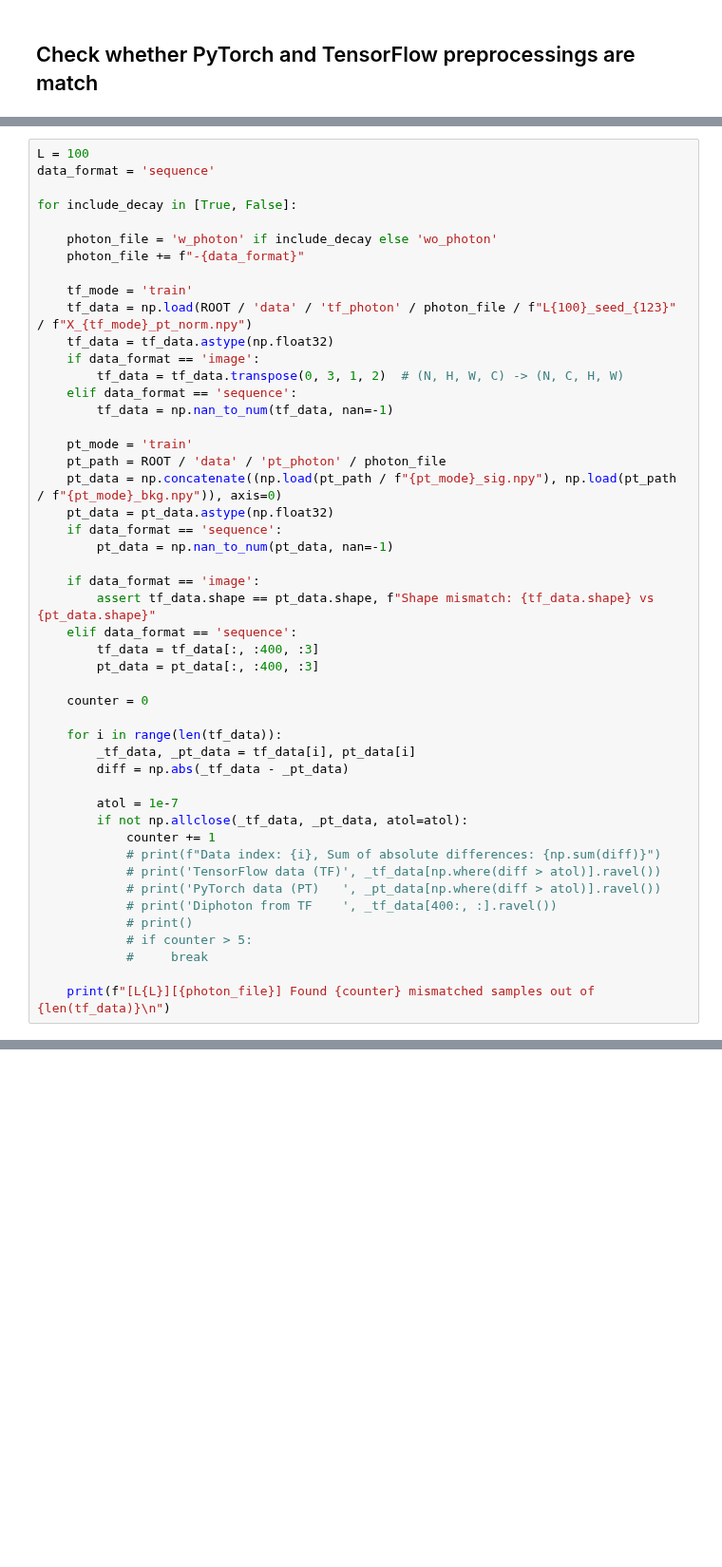
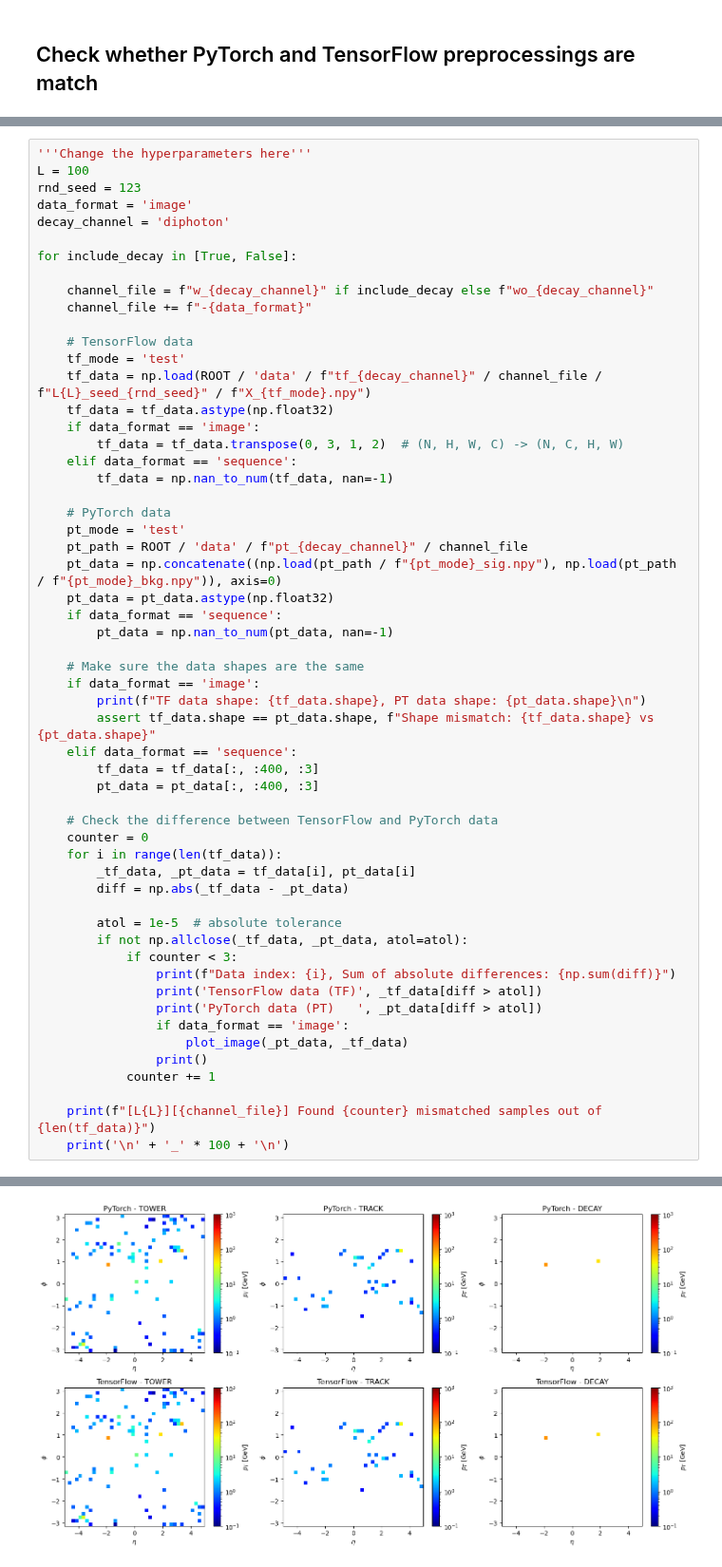
Before and after one commit to maplexgitx0302/NTUHEPML-CWoLa, a Jupyter notebook: notebooks/A-check_PT_and_TF.ipynb, the cells around one changed output, grey strips where cells are left out. Shown at 95% size. Saved outputs shown, nothing was run; the diff lists cells and outputs as text; blank space fills up the shorter version.

```diff
--- a/notebooks/A-check_PT_and_TF.ipynb
+++ b/notebooks/A-check_PT_and_TF.ipynb
@@ -74,49 +98,57 @@ Seed set to 123
 # %%
+'''Change the hyperparameters here'''
 L = 100
-data_format = 'sequence'
+rnd_seed = 123
+data_format = 'image'
+decay_channel = 'diphoton'
 
 for include_decay in [True, False]:
 
-    photon_file = 'w_photon' if include_decay else 'wo_photon'
-    photon_file += f"-{data_format}"
+    channel_file = f"w_{decay_channel}" if include_decay else f"wo_{decay_channel}"
+    channel_file += f"-{data_format}"
 
-    tf_mode = 'train'
-    tf_data = np.load(ROOT / 'data' / 'tf_photon' / photon_file / f"L{100}_seed_{123}" / f"X_{tf_mode}_pt_norm.npy")
+    # TensorFlow data
+    tf_mode = 'test'
+    tf_data = np.load(ROOT / 'data' / f"tf_{decay_channel}" / channel_file / f"L{L}_seed_{rnd_seed}" / f"X_{tf_mode}.npy")
     tf_data = tf_data.astype(np.float32)
     if data_format == 'image':
         tf_data = tf_data.transpose(0, 3, 1, 2)  # (N, H, W, C) -> (N, C, H, W)
     elif data_format == 'sequence':
         tf_data = np.nan_to_num(tf_data, nan=-1)
 
-    pt_mode = 'train'
-    pt_path = ROOT / 'data' / 'pt_photon' / photon_file
+    # PyTorch data
+    pt_mode = 'test'
+    pt_path = ROOT / 'data' / f"pt_{decay_channel}" / channel_file
     pt_data = np.concatenate((np.load(pt_path / f"{pt_mode}_sig.npy"), np.load(pt_path / f"{pt_mode}_bkg.npy")), axis=0)
     pt_data = pt_data.astype(np.float32)
     if data_format == 'sequence':
         pt_data = np.nan_to_num(pt_data, nan=-1)
 
+    # Make sure the data shapes are the same
     if data_format == 'image':
+        print(f"TF data shape: {tf_data.shape}, PT data shape: {pt_data.shape}\n")
         assert tf_data.shape == pt_data.shape, f"Shape mismatch: {tf_data.shape} vs {pt_data.shape}"
     elif data_format == 'sequence':
         tf_data = tf_data[:, :400, :3]
         pt_data = pt_data[:, :400, :3]
 
+    # Check the difference between TensorFlow and PyTorch data
     counter = 0
-
     for i in range(len(tf_data)):
         _tf_data, _pt_data = tf_data[i], pt_data[i]
         diff = np.abs(_tf_data - _pt_data)
 
-        atol = 1e-7
+        atol = 1e-5  # absolute tolerance
         if not np.allclose(_tf_data, _pt_data, atol=atol):
+            if counter < 3:
+                print(f"Data index: {i}, Sum of absolute differences: {np.sum(diff)}")
+                print('TensorFlow data (TF)', _tf_data[diff > atol])
+                print('PyTorch data (PT)   ', _pt_data[diff > atol])
+                if data_format == 'image':
+                    plot_image(_pt_data, _tf_data)
+                print()
             counter += 1
-            # print(f"Data index: {i}, Sum of absolute differences: {np.sum(diff)}")
-            # print('TensorFlow data (TF)', _tf_data[np.where(diff > atol)].ravel())
-            # print('PyTorch data (PT)   ', _pt_data[np.where(diff > atol)].ravel())
-            # print('Diphoton from TF    ', _tf_data[400:, :].ravel())
-            # print()
-            # if counter > 5:
-            #     break
 
-    print(f"[L{L}][{photon_file}] Found {counter} mismatched samples out of {len(tf_data)}\n")
+    print(f"[L{L}][{channel_file}] Found {counter} mismatched samples out of {len(tf_data)}")
+    print('\n' + '_' * 100 + '\n')
 # %% [output]
@@ -125,0 +160 @@ for include_decay in [True, False]:
+[figure, added]
```
Also changed, not shown: parts of 4 cells of this notebook, 7 other files.
